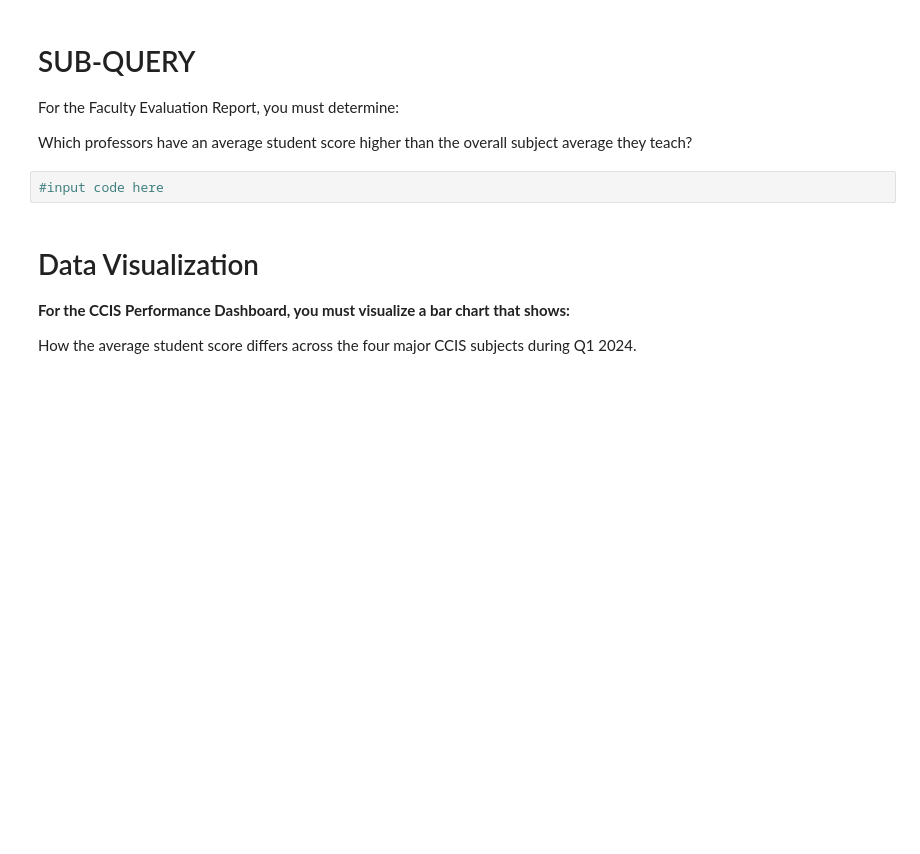
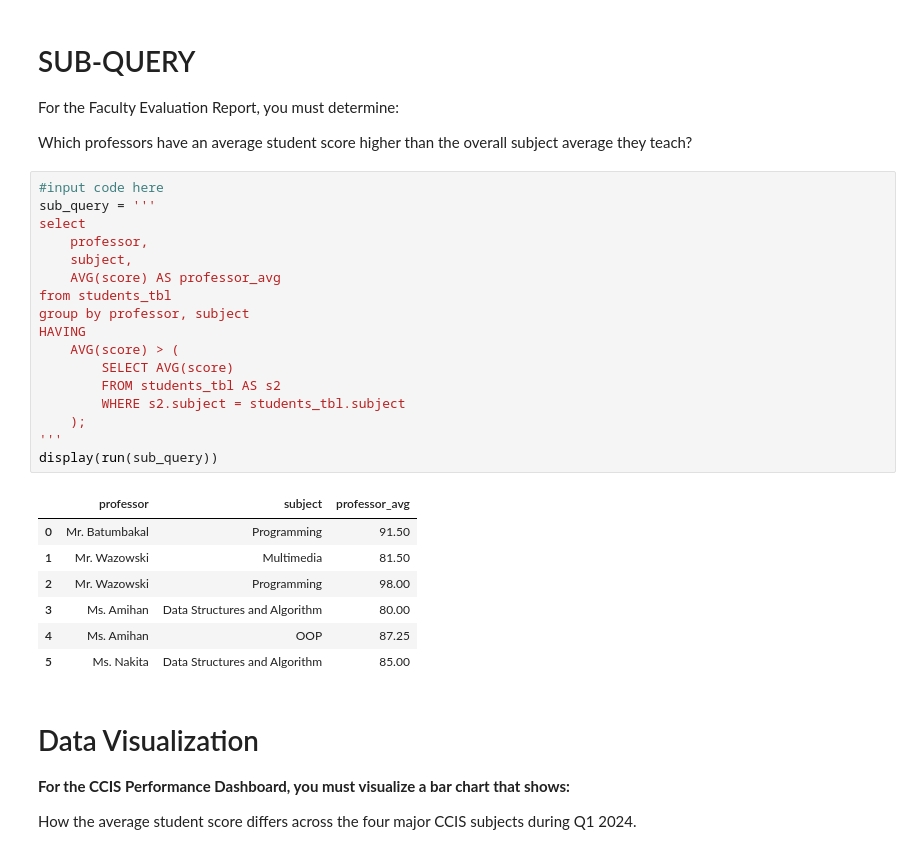
Before and after one commit to leiandrei/GDG-PUP-DATA-ML, a Jupyter notebook: Activity #2 - Python & SQL/Domaoal-SQL-Python.ipynb, the cells around one changed output. Saved outputs shown, nothing was run; the diff lists cells and outputs as text; blank space fills up the shorter version.

```diff
--- a/Activity #2 - Python & SQL/Domaoal-SQL-Python.ipynb
+++ b/Activity #2 - Python & SQL/Domaoal-SQL-Python.ipynb
@@ -173,8 +268,31 @@ Order results by highest score first.
 For the Faculty Evaluation Report, you must determine:
 
 Which professors have an average student score higher than the overall subject average they teach?
-# %%
-#input code here
+# %%
+#input code here
+sub_query = '''
+select
+    professor,
+    subject,
+    AVG(score) AS professor_avg
+from students_tbl
+group by professor, subject
+HAVING
+    AVG(score) > (
+        SELECT AVG(score)
+        FROM students_tbl AS s2
+        WHERE s2.subject = students_tbl.subject
+    );
+'''
+display(run(sub_query))
+# %% [output]
+|  | professor | subject | professor_avg |
+| 0 | Mr. Batumbakal | Programming | 91.50 |
+| 1 | Mr. Wazowski | Multimedia | 81.50 |
+| 2 | Mr. Wazowski | Programming | 98.00 |
+| 3 | Ms. Amihan | Data Structures and Algorithm | 80.00 |
+| 4 | Ms. Amihan | OOP | 87.25 |
+| 5 | Ms. Nakita | Data Structures and Algorithm | 85.00 |
 # %% [markdown]
 # Data Visualization
 **For the CCIS Performance Dashboard, you must visualize a bar chart that shows:**
```
Also changed, not shown: parts of 18 cells of this notebook.
